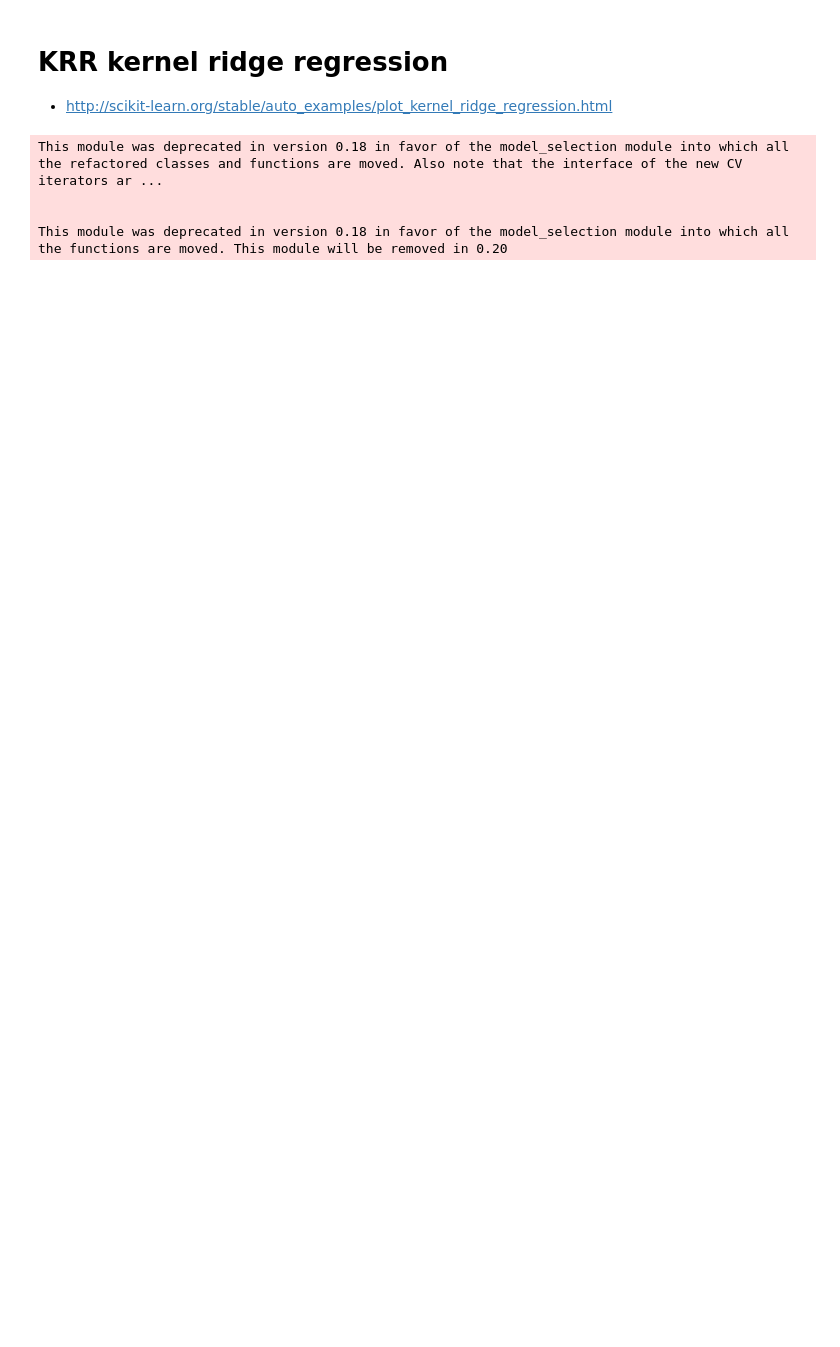
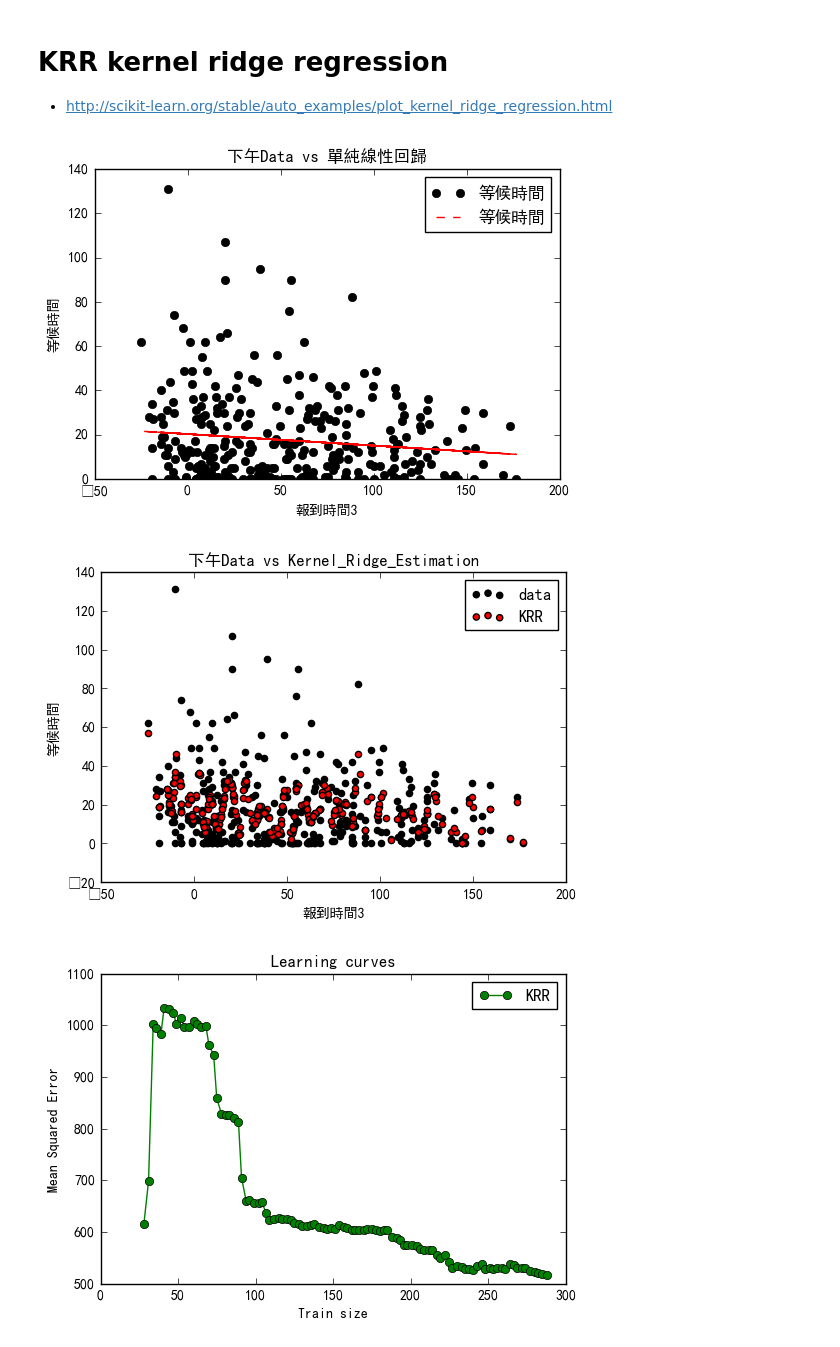
Before and after one commit to t0mst0ne/OPD_waiting, a Jupyter notebook: OPD 門診叫號 分佈.ipynb, the cells around one changed output. Saved outputs shown, nothing was run; the diff lists cells and outputs as text; code cells hidden in the pictures; blank space fills up the shorter version.

```diff
--- a/OPD 門診叫號 分佈.ipynb
+++ b/OPD 門診叫號 分佈.ipynb
@@ -307,22 +262,59 @@ pd.DataFrame( kde.sample(200)) .plot.scatter(0,1)
 # %% [markdown]
 # KRR kernel ridge regression
 * http://scikit-learn.org/stable/auto_examples/plot_kernel_ridge_regression.html
-# %%
-from sklearn.learning_curve import learning_curve
-from sklearn.kernel_ridge import KernelRidge
-
-kr = KernelRidge(kernel='rbf', alpha=0.1, gamma=0.1)
-
-X = np.array(AM)
-
-X = np.asarray(AM.報到時間3)
-y = np.asarray(AM.等候時間)
-
-#train_sizes_abs, train_scores_kr, test_scores_kr = \
-#    learning_curve(kr, X, y, train_sizes=np.linspace(0.1, 1, 10),
-#                   scoring="mean_squared_error", cv=10)
-# %% [output]
-This module was deprecated in version 0.18 in favor of the model_selection module into which all the refactored classes and functions are moved. Also note that the interface of the new CV iterators ar ...
-
-
-This module was deprecated in version 0.18 in favor of the model_selection module into which all the functions are moved. This module will be removed in 0.20
+# %%
+from sklearn.learning_curve import learning_curve
+from sklearn.kernel_ridge import KernelRidge
+
+for x in df4.午別.unique():
+
+    # fit_fn is now a function which takes in x and returns an estimate for y 單純線性回歸
+    plt.figure()
+    X1 = df4[df4.午別.str.contains(x)].報到時間3
+    y1 = df4[df4.午別.str.contains(x)].等候時間
+    fit = np.polyfit(X1,y1,1)
+    fit_fn = np.poly1d(fit)
+    plt.plot(X1,y1, 'ko', X1, fit_fn(X1), '--r')
+    plt.xlabel('報到時間3')
+    plt.ylabel('等候時間')
+    plt.title( x + 'Data vs 單純線性回歸')
+    plt.legend()
+    plt.show()
+
+    # Prepare the data
+    X = np.asarray(df4[df4.午別.str.contains(x)].報到時間3).reshape(-1,1)
+    y = np.asarray(df4[df4.午別.str.contains(x)].等候時間)
+
+    # Fit the data and predict
+    kr = KernelRidge(kernel='rbf', alpha=0.1, gamma=0.1)
+    kr.fit(X, y)
+    y_kr = kr.predict(X)
+
+    # Visuaization of the results
+    plt.scatter(X, y, c='k', label='data', zorder=1)
+    plt.scatter(X, y_kr, c='r',label='KRR' )
+    plt.xlabel('報到時間3')
+    plt.ylabel('等候時間')
+    plt.title(x + 'Data vs Kernel_Ridge_Estimation')
+    plt.legend()
+
+    pd.DataFrame(X,y)
+    # Visualize learning curves
+    plt.figure()
+
+    train_sizes_abs, train_scores_kr, test_scores_kr = \
+        learning_curve(kr, X, y, train_sizes=np.linspace(0.1, 1, 100),
+                       scoring="neg_mean_squared_error", cv=10)
+
+    plt.plot(train_sizes_abs, -test_scores_kr.mean(1), 'o-', color="g",
+             label="KRR")
+    plt.xlabel("Train size")
+    plt.ylabel("Mean Squared Error")
+    plt.title('Learning curves')
+    plt.legend(loc="best")
+
+    plt.show()
+# %% [output]
+[figure, added]
+[figure, added]
+[figure, added]
```
Also changed, not shown: parts of 17 cells of this notebook, 1 other file.
